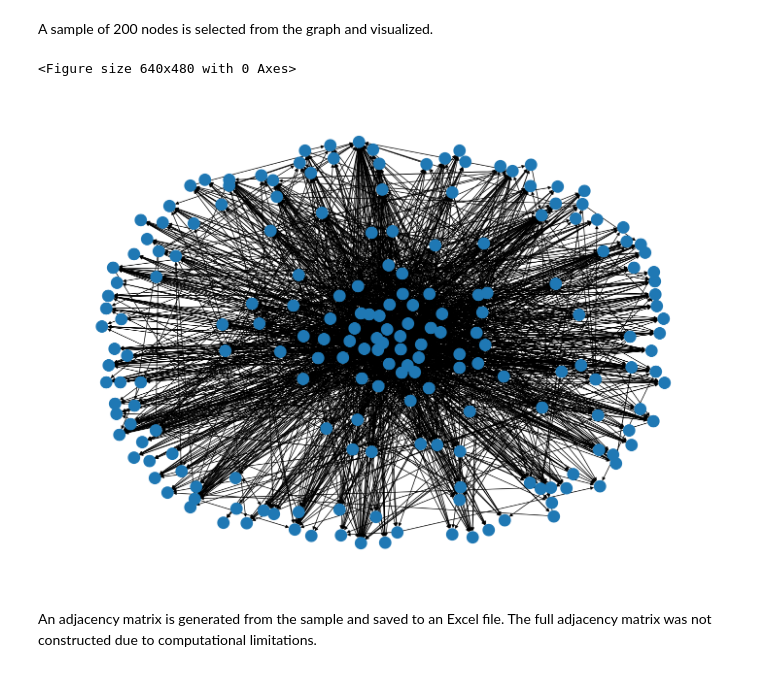
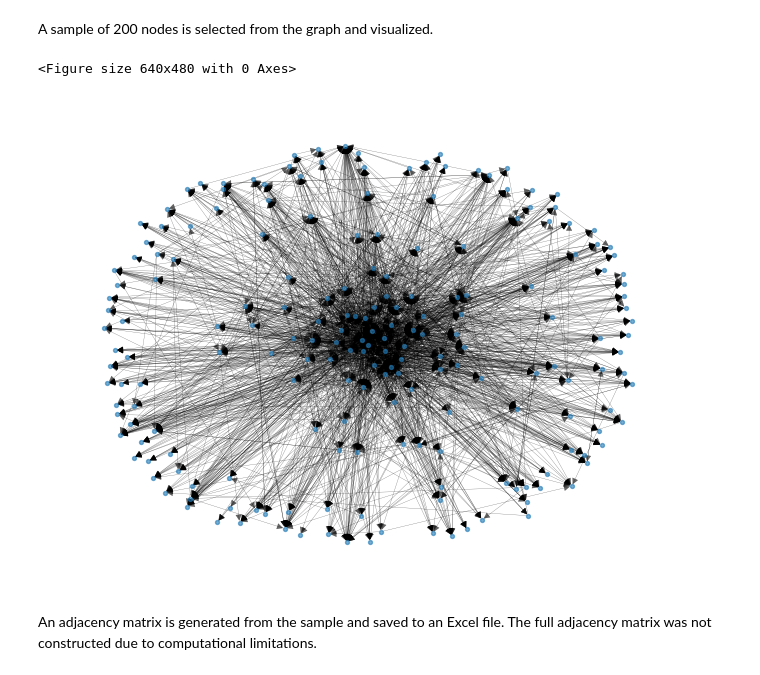
Before and after one commit to JereMakkonen/wikipedia-vote-link-prediction, a Jupyter notebook: project17.ipynb, the cells around one changed output. Cells and saved outputs as stored; diff of their text form; code cells hidden in the pictures.

```diff
--- a/project17.ipynb
+++ b/project17.ipynb
@@ -29,14 +32,14 @@ A sample of 200 nodes is selected from the graph and visualized.
 # %%
 sample = G.subgraph(list(G.nodes())[:200])
 
 plt.clf()
 pos = nx.spring_layout(sample, seed=42, k=1)
-plt.figure(figsize=(14, 10))
-nx.draw(sample, pos, with_labels=False)
+plt.figure()
+nx.draw(sample, pos, node_size=8, width=0.2, alpha=0.6, with_labels=False)
 plt.show()
 # %% [output]
 <Figure size 640x480 with 0 Axes>
-[figure, old version]
+[figure, new version]
 # %% [markdown]
 An adjacency matrix is generated from the sample and saved to an Excel file.
 The full adjacency matrix was not constructed due to computational limitations.
```
Also changed, not shown: parts of 14 cells of this notebook.
